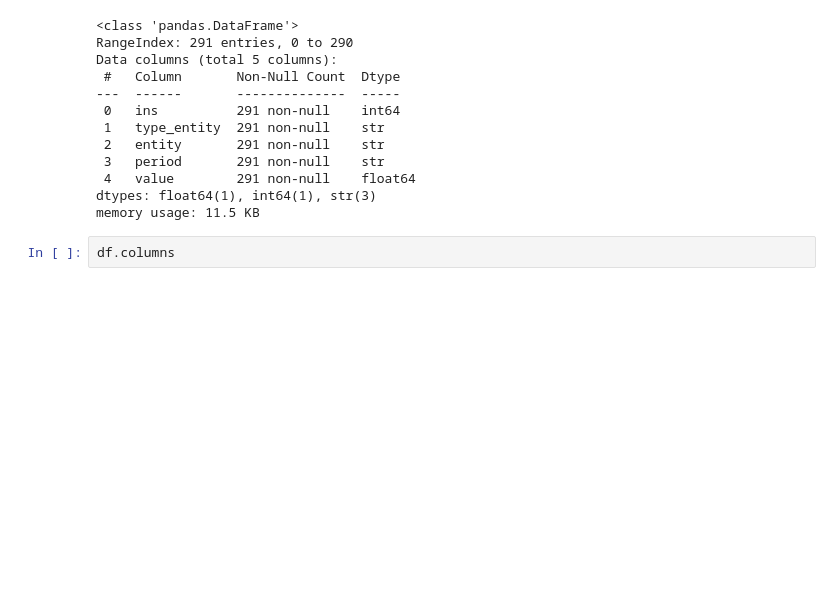
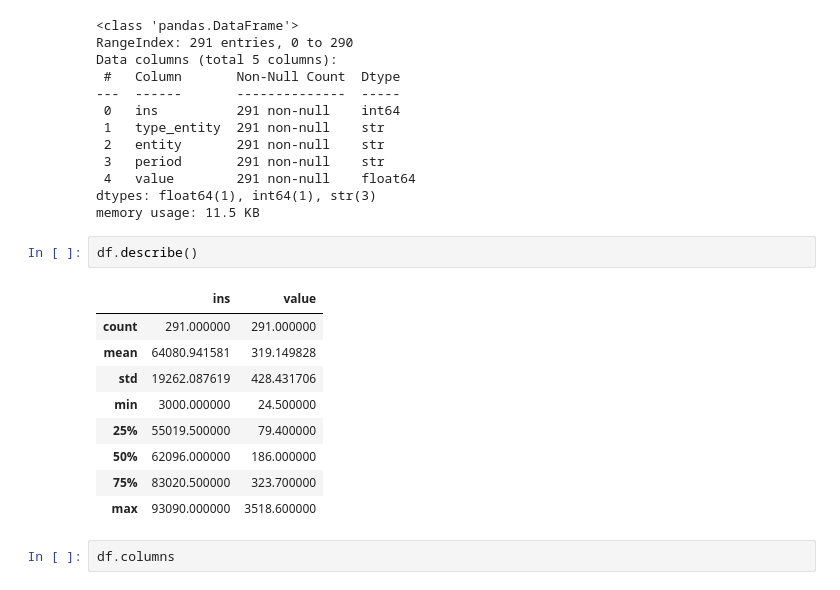
Before and after one commit to phil-form/Python_TNF_20260407, a Jupyter notebook: 03_Pandas.ipynb, the cells around one changed output. Cells and saved outputs as stored; diff of their text form; blank space fills up the shorter version.

```diff
--- a/03_Pandas.ipynb
+++ b/03_Pandas.ipynb
@@ -161,6 +161,18 @@ Data columns (total 5 columns):
  4   value        291 non-null    float64
 dtypes: float64(1), int64(1), str(3)
 memory usage: 11.5 KB
+# %%
+df.describe()
+# %% [output]
+|  | ins | value |
+| count | 291.000000 | 291.000000 |
+| mean | 64080.941581 | 319.149828 |
+| std | 19262.087619 | 428.431706 |
+| min | 3000.000000 | 24.500000 |
+| 25% | 55019.500000 | 79.400000 |
+| 50% | 62096.000000 | 186.000000 |
+| 75% | 83020.500000 | 323.700000 |
+| max | 93090.000000 | 3518.600000 |
 # %%
 df.columns
 # %% [output]
```
Also changed, not shown: parts of 2 cells of this notebook, 8 other files.
